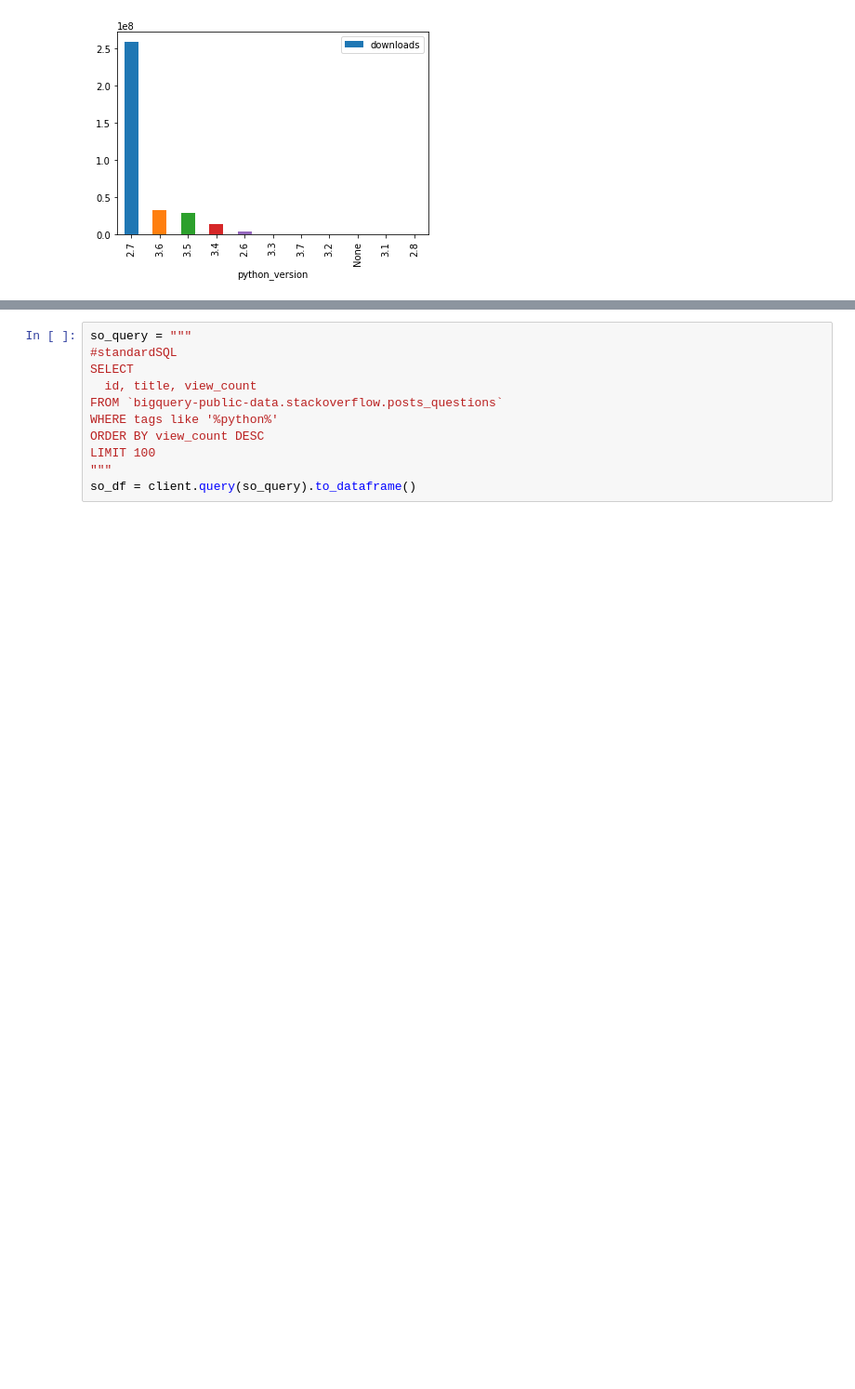
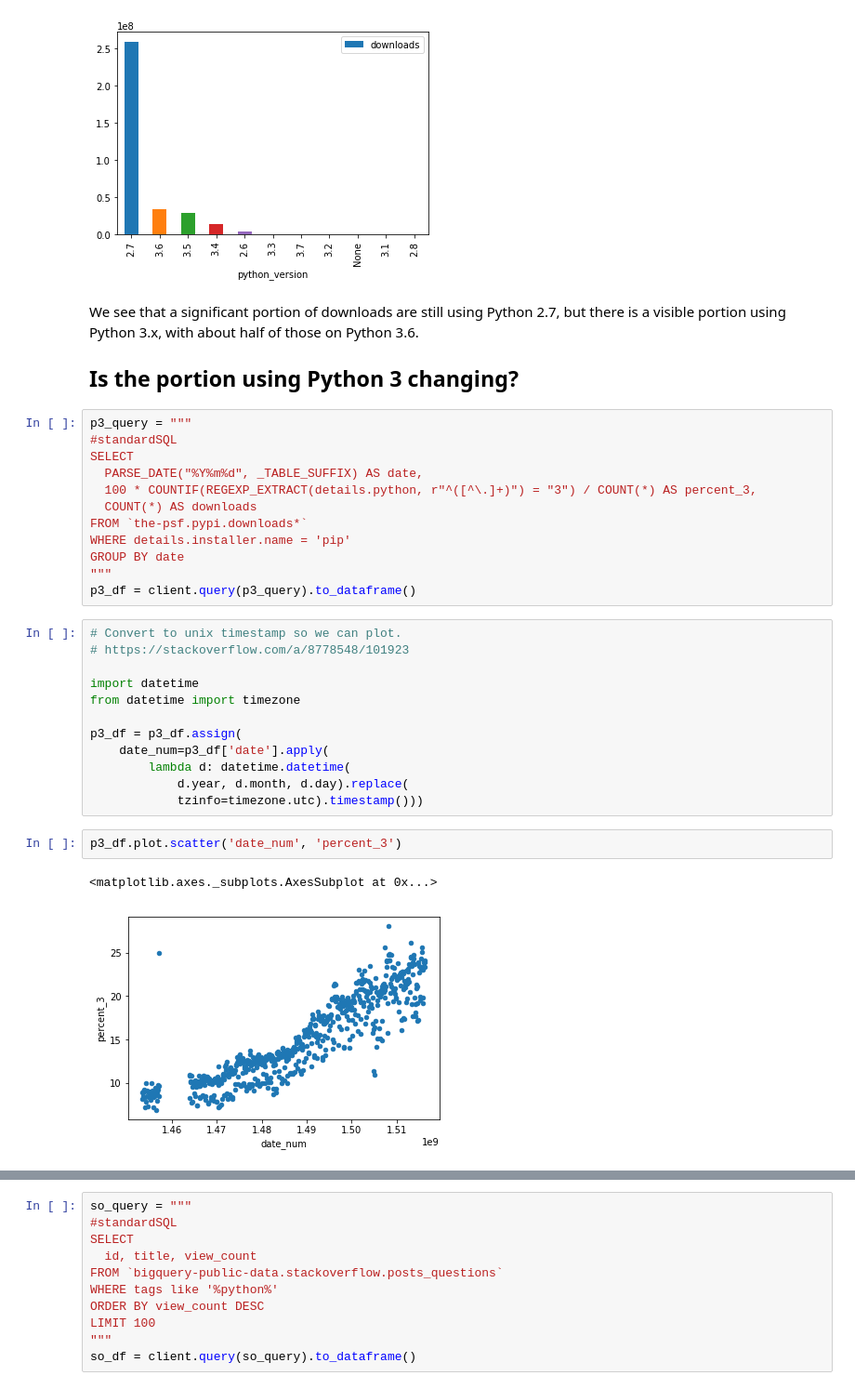
Before and after one commit to tswast/code-snippets, a Jupyter notebook: 2018/python-community-insights/Python Community Insights.ipynb, the cells around one changed output, grey strips where cells are left out. Shown: that part at 93% size. Saved outputs shown, nothing was run; the diff lists cells and outputs as text; blank space fills up the shorter version.

Commit message:
Query trends for Python 3.

```diff
--- a/2018/python-community-insights/Python Community Insights.ipynb
+++ b/2018/python-community-insights/Python Community Insights.ipynb
@@ -71,4 +71,37 @@ pypi_df.plot.bar('python_version', 'downloads')
 # %% [output]
 <matplotlib.axes._subplots.AxesSubplot at 0x...>
 [figure]
+# %% [markdown]
+We see that a significant portion of downloads are still using Python 2.7, but there is a visible portion using Python 3.x, with about half of those on Python 3.6.
+
+## Is the portion using Python 3 changing?
+# %%
+p3_query = """
+#standardSQL
+SELECT
+  PARSE_DATE("%Y%m%d", _TABLE_SUFFIX) AS date,
+  100 * COUNTIF(REGEXP_EXTRACT(details.python, r"^([^\.]+)") = "3") / COUNT(*) AS percent_3,
+  COUNT(*) AS downloads
+FROM `the-psf.pypi.downloads*`
+WHERE details.installer.name = 'pip'
+GROUP BY date
+"""
+p3_df = client.query(p3_query).to_dataframe()
+# %%
+# Convert to unix timestamp so we can plot.
+# https://stackoverflow.com/a/8778548/101923
+
+import datetime
+from datetime import timezone
+
+p3_df = p3_df.assign(
+    date_num=p3_df['date'].apply(
+        lambda d: datetime.datetime(
+            d.year, d.month, d.day).replace(
+            tzinfo=timezone.utc).timestamp()))
+# %%
+p3_df.plot.scatter('date_num', 'percent_3')
+# %% [output]
+<matplotlib.axes._subplots.AxesSubplot at 0x...>
+[figure, added]
 # %% [markdown]
```
Also changed, not shown: parts of 3 cells of this notebook.
